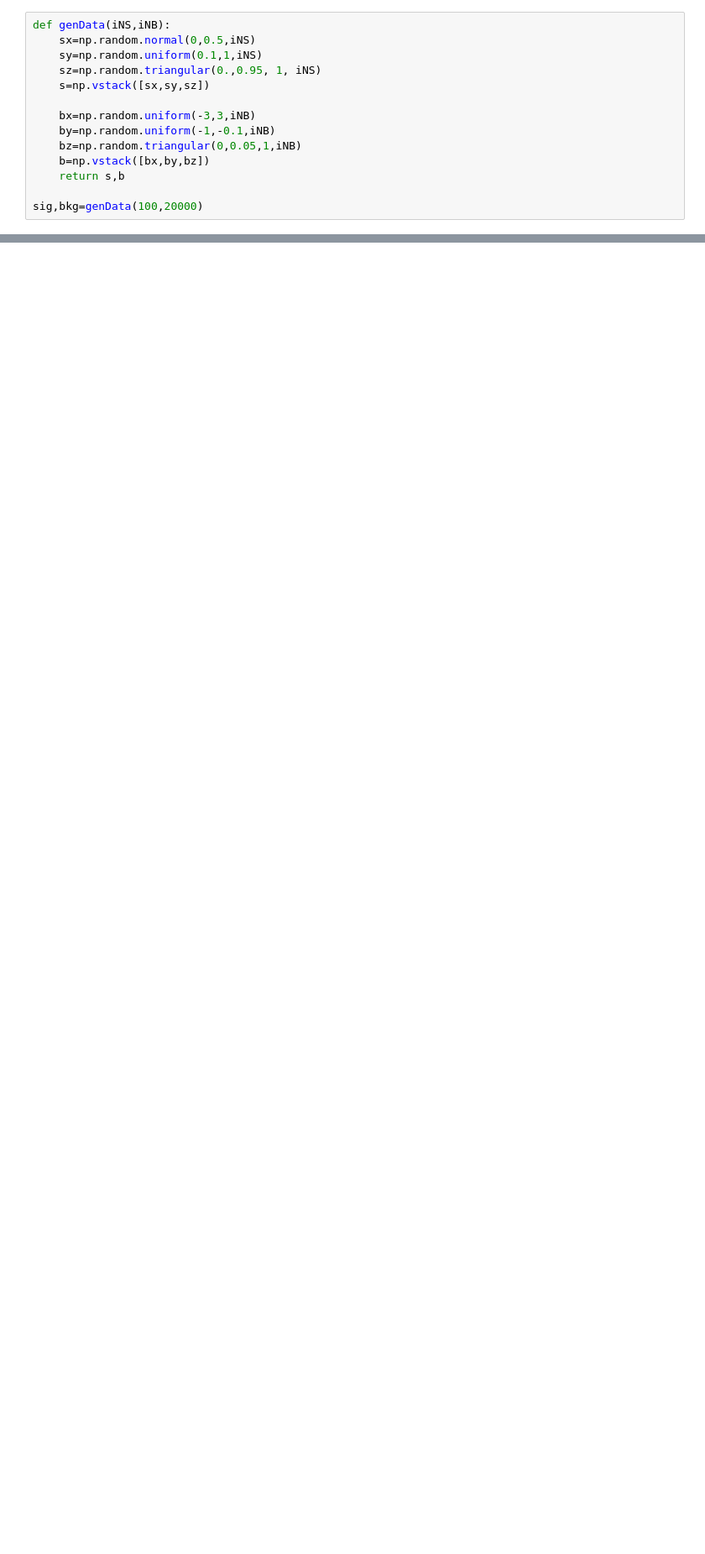
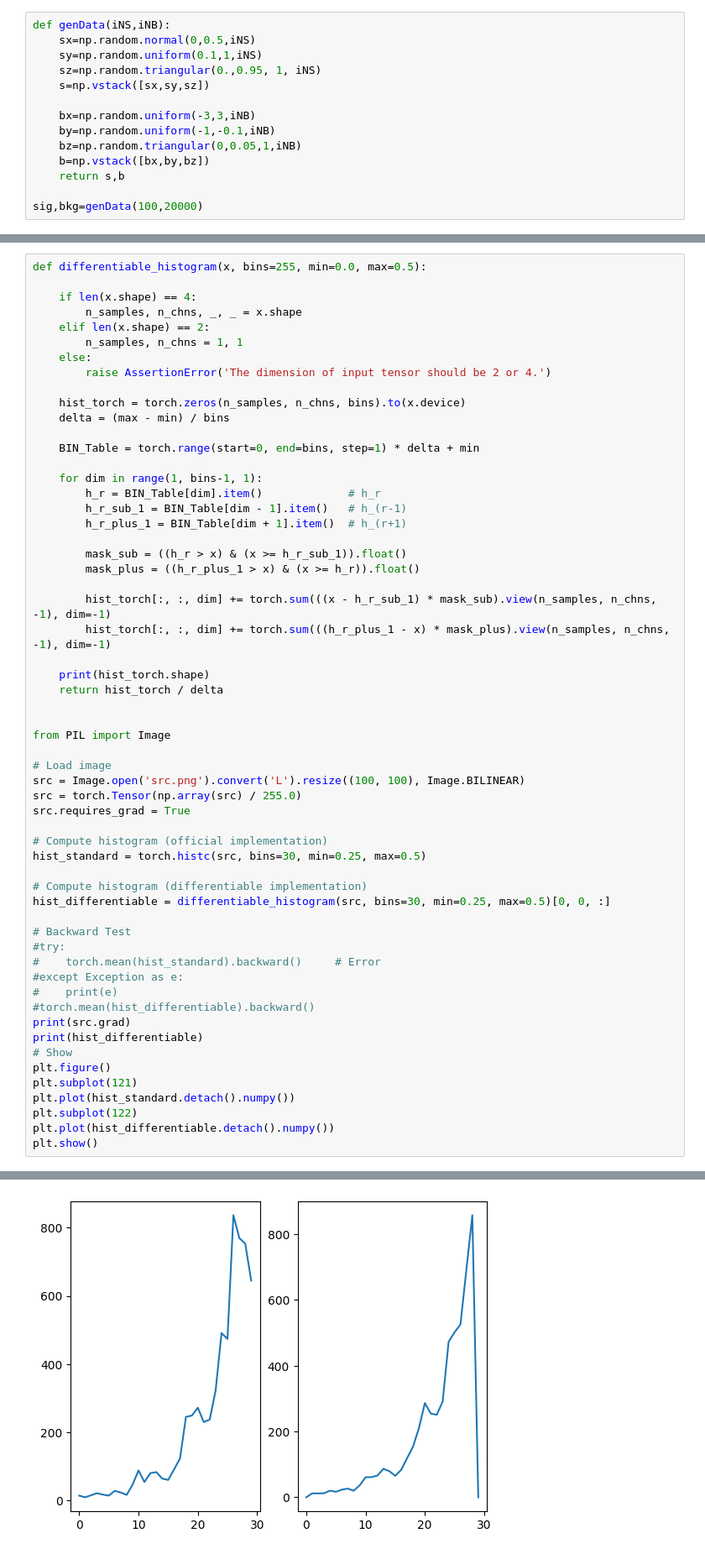
Before and after one commit to violatingcp/CWOLAToy, a Jupyter notebook: SplitFit.ipynb, the cells around one changed output, grey strips where cells are left out. Shown at 84% size. Cells and saved outputs as stored; diff of their text form; blank space fills up the shorter version.

```diff
--- a/SplitFit.ipynb
+++ b/SplitFit.ipynb
@@ -237,0 +274,59 @@ IndexError: index 1 is out of bounds for dimension 0 with size 1
+# %%
+def differentiable_histogram(x, bins=255, min=0.0, max=0.5):
+
+    if len(x.shape) == 4:
+        n_samples, n_chns, _, _ = x.shape
+    elif len(x.shape) == 2:
+        n_samples, n_chns = 1, 1
+    else:
+        raise AssertionError('The dimension of input tensor should be 2 or 4.')
+
+    hist_torch = torch.zeros(n_samples, n_chns, bins).to(x.device)
+    delta = (max - min) / bins
+
+    BIN_Table = torch.range(start=0, end=bins, step=1) * delta + min
+
+    for dim in range(1, bins-1, 1):
+        h_r = BIN_Table[dim].item()             # h_r
+        h_r_sub_1 = BIN_Table[dim - 1].item()   # h_(r-1)
+        h_r_plus_1 = BIN_Table[dim + 1].item()  # h_(r+1)
+
+        mask_sub = ((h_r > x) & (x >= h_r_sub_1)).float()
+        mask_plus = ((h_r_plus_1 > x) & (x >= h_r)).float()
+
+        hist_torch[:, :, dim] += torch.sum(((x - h_r_sub_1) * mask_sub).view(n_samples, n_chns, -1), dim=-1)
+        hist_torch[:, :, dim] += torch.sum(((h_r_plus_1 - x) * mask_plus).view(n_samples, n_chns, -1), dim=-1)
+
+    print(hist_torch.shape)
+    return hist_torch / delta
+
+
+from PIL import Image
+
+# Load image
+src = Image.open('src.png').convert('L').resize((100, 100), Image.BILINEAR)
+src = torch.Tensor(np.array(src) / 255.0)
+src.requires_grad = True
+
+# Compute histogram (official implementation)
+hist_standard = torch.histc(src, bins=30, min=0.25, max=0.5)
+
+# Compute histogram (differentiable implementation)
+hist_differentiable = differentiable_histogram(src, bins=30, min=0.25, max=0.5)[0, 0, :]
+
+# Backward Test
+#try:
+#    torch.mean(hist_standard).backward()     # Error
+#except Exception as e:
+#    print(e)
+#torch.mean(hist_differentiable).backward()
+print(src.grad)
+print(hist_differentiable)
+# Show
+plt.figure()
+plt.subplot(121)
+plt.plot(hist_standard.detach().numpy())
+plt.subplot(122)
+plt.plot(hist_differentiable.detach().numpy())
+plt.show()
+# %% [output]
@@ -237,0 +340 @@ IndexError: index 1 is out of bounds for dimension 0 with size 1
+[figure, added]
```
Also changed, not shown: parts of 5 cells of this notebook.
